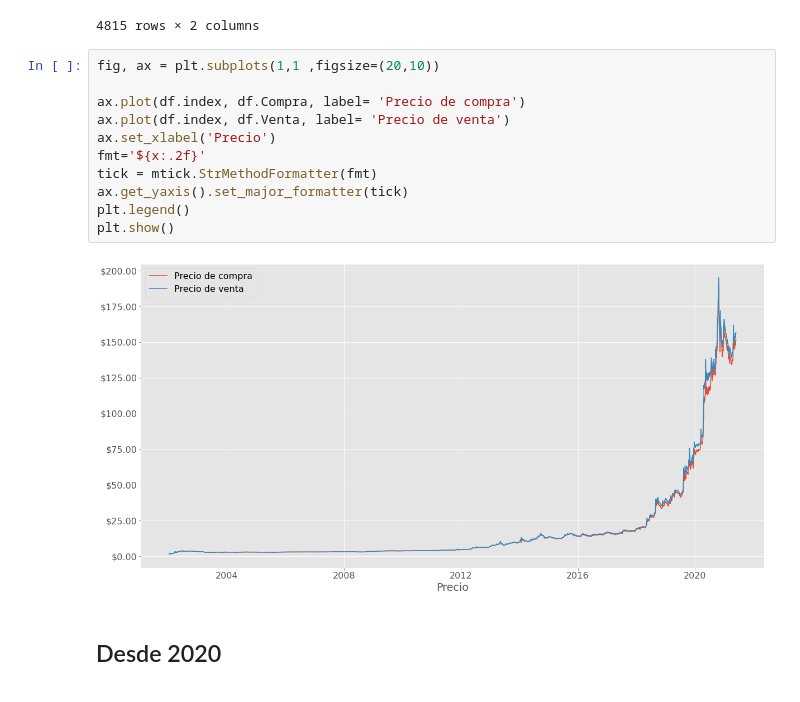
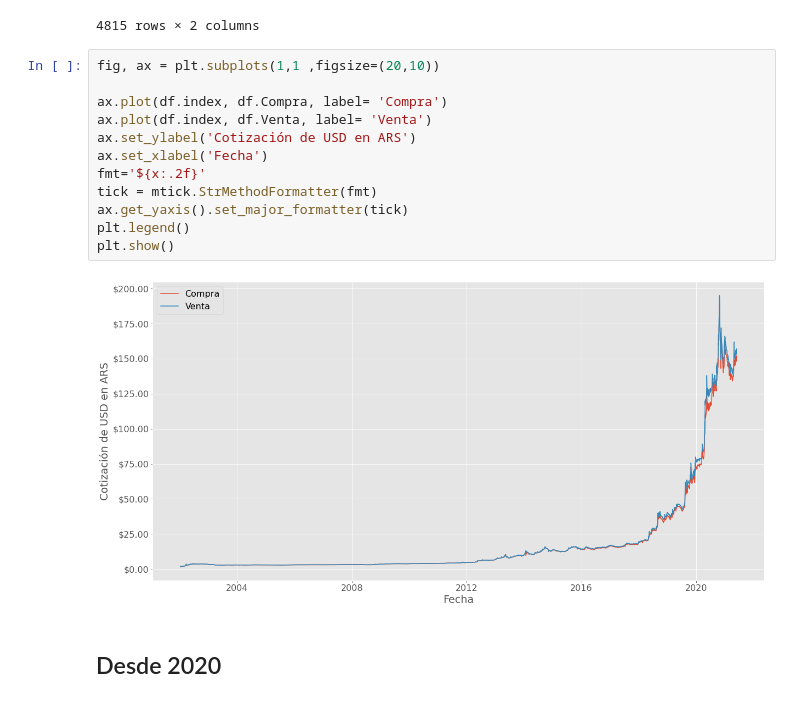
Before and after one commit to egonik-unlp/dolar_historico, a Jupyter notebook: notebooks/ambito.ipynb, the cells around one changed output. Drawn from its saved outputs; the diff is of its cells as text.

```diff
--- a/notebooks/ambito.ipynb
+++ b/notebooks/ambito.ipynb
@@ -104,16 +104,17 @@ df
 # %%
 fig, ax = plt.subplots(1,1 ,figsize=(20,10))
 
-ax.plot(df.index, df.Compra, label= 'Precio de compra')
-ax.plot(df.index, df.Venta, label= 'Precio de venta')
-ax.set_xlabel('Precio')
+ax.plot(df.index, df.Compra, label= 'Compra')
+ax.plot(df.index, df.Venta, label= 'Venta')
+ax.set_ylabel('Cotización de USD en ARS')
+ax.set_xlabel('Fecha')
 fmt='${x:.2f}'
 tick = mtick.StrMethodFormatter(fmt)
 ax.get_yaxis().set_major_formatter(tick)
 plt.legend()
 plt.show()
 # %% [output]
-[figure, old version]
+[figure, new version]
 # %% [markdown]
 ## Desde 2020
 # %%
```
Also changed, not shown: parts of 5 cells of this notebook.
